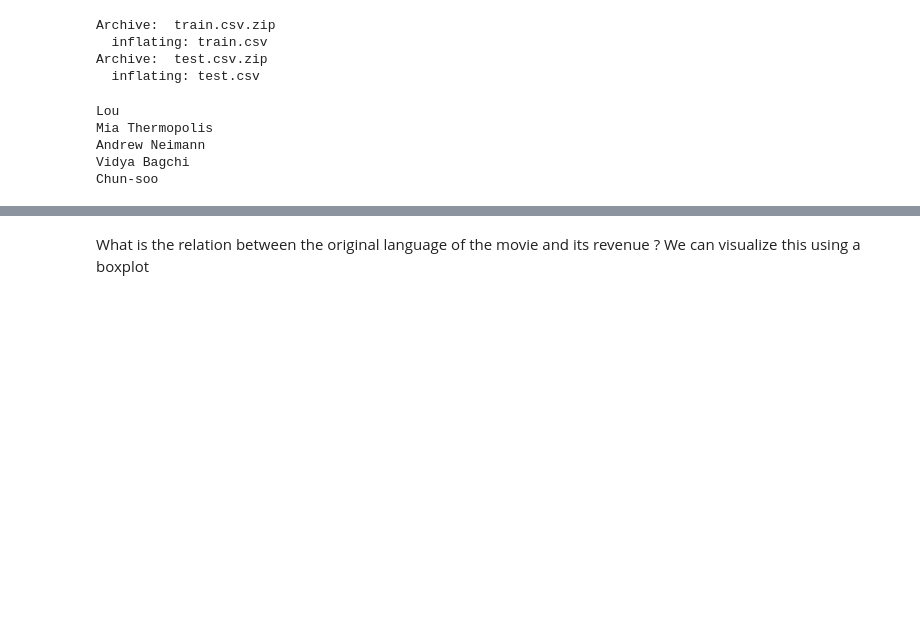
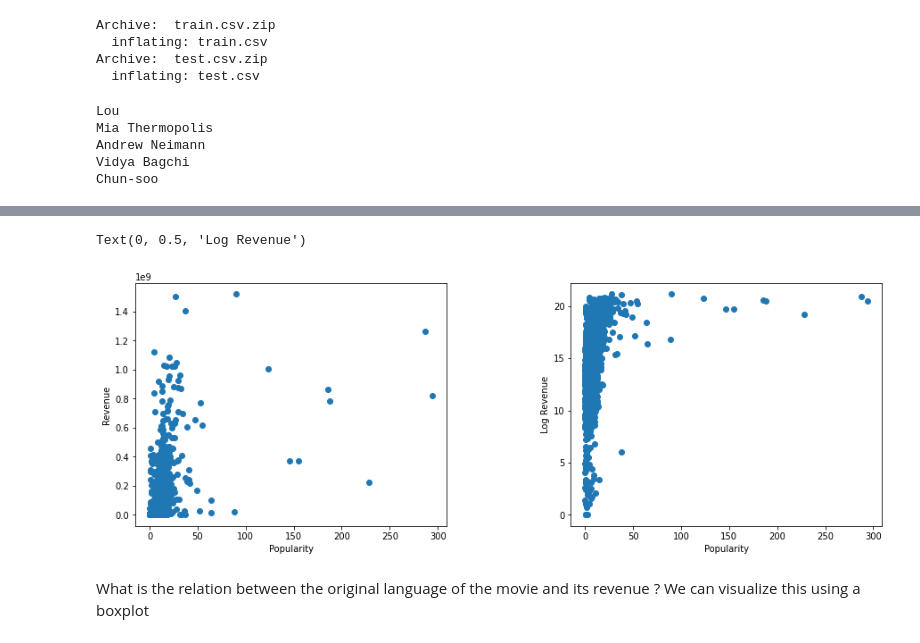
Before and after one commit to aneesh98/TMDBBoxOfficePreds, a Jupyter notebook: TMDBBoxOffice.ipynb, the cells around one changed output, grey strips where cells are left out. Drawn from its saved outputs; the diff is of its cells as text; code cells hidden in the pictures; blank space fills up the shorter version.

```diff
--- a/TMDBBoxOffice.ipynb
+++ b/TMDBBoxOffice.ipynb
@@ -54,3 +57,15 @@ plt.scatter(df_train['popularity'], df_train['revenue'], color = 'red', alpha =
+# %%
+fig, (ax1, ax2) = plt.subplots(1, 2, figsize = (15, 5))
+fig.subplots_adjust(wspace = 0.4, hspace = 0.4)
+ax1.scatter(df_train['popularity'], df_train['revenue'])
+ax1.set_xlabel('Popularity')
+ax1.set_ylabel('Revenue')
+ax2.scatter(df_train['popularity'], log_revenue)
+ax2.set_xlabel('Popularity')
+ax2.set_ylabel('Log Revenue')
+# %% [output]
+Text(0, 0.5, 'Log Revenue')
+[figure, added]
 # %% [markdown]
 What is the relation between the original language of the movie and its revenue ? We can visualize this using a boxplot
 # %%
```
Also changed, not shown: parts of 29 cells of this notebook.
